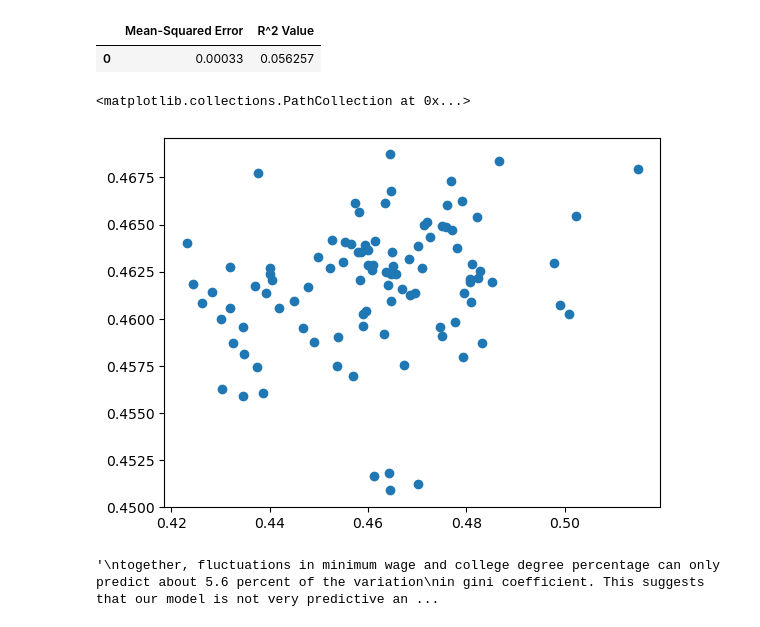
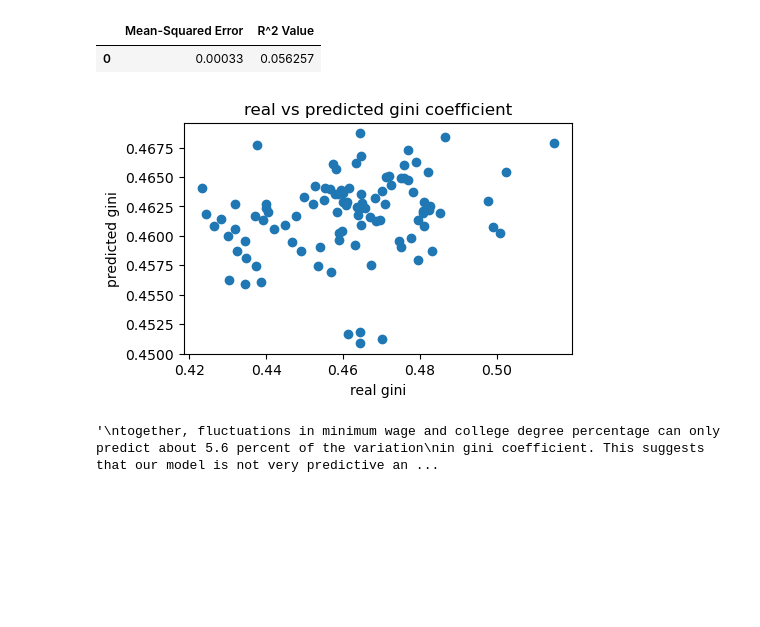
Before and after one commit to harshil0217/CMSE_Min_Wage_Project, a Jupyter notebook: Regression/OLS_State_Regression.ipynb, the cells around one changed output. Saved outputs shown, nothing was run; the diff lists cells and outputs as text; code cells hidden in the pictures; blank space fills up the shorter version.

```diff
--- a/Regression/OLS_State_Regression.ipynb
+++ b/Regression/OLS_State_Regression.ipynb
@@ -202,12 +202,15 @@ metrics
 # %% [output]
 |  | Mean-Squared Error | R^2 Value |
 | 0 | 0.00033 | 0.056257 |
-# %%
-plt.scatter(gini_test, preds)
-plt.plot()
-# %% [output]
-<matplotlib.collections.PathCollection at 0x...>
-[figure, removed]
+# %%
+plt.figure(figsize = (5,3))
+plt.scatter(gini_test, preds)
+plt.xlabel("real gini")
+plt.ylabel("predicted gini")
+plt.title("real vs predicted gini coefficient")
+plt.show()
+# %% [output]
+[figure, added]
 # %%
 """
 together, fluctuations in minimum wage and college degree percentage can only predict about 5.6 percent of the variation
```
Also changed, not shown: parts of 2 cells of this notebook, 1 other file.
